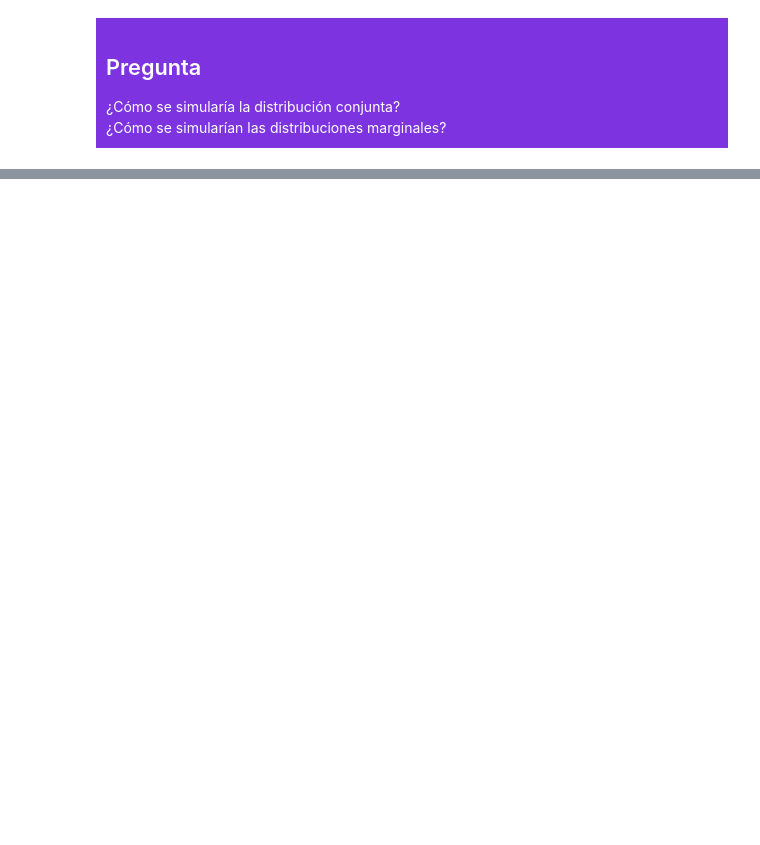
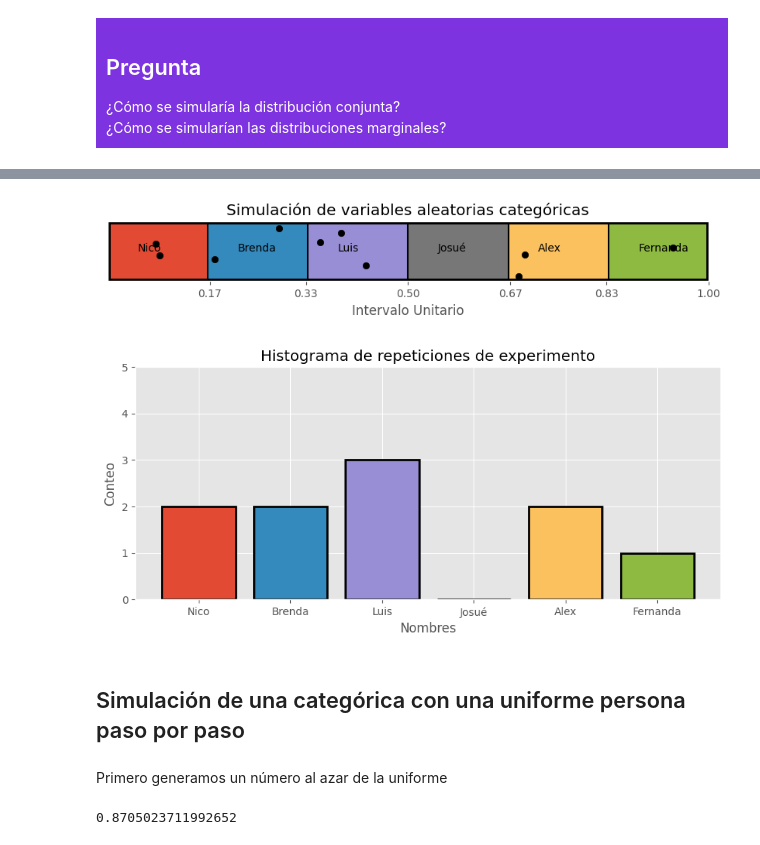
Before and after one commit to linear-regret/Probabilidad-_II, a Jupyter notebook: Notebooks_Proba_II/1.Introduccion_Python/2_Probabilidad_python.ipynb, the cells around one changed output, grey strips where cells are left out. Drawn from its saved outputs; the diff is of its cells as text; code cells hidden in the pictures; blank space fills up the shorter version.

```diff
--- a/Notebooks_Proba_II/1.Introduccion_Python/2_Probabilidad_python.ipynb
+++ b/Notebooks_Proba_II/1.Introduccion_Python/2_Probabilidad_python.ipynb
@@ -424,0 +507,50 @@ X_vector
+# %%
+proba_nombres=np.ones(shape=long_nombres).cumsum()/long_nombres
+
+
+plt.figure(figsize=(10,1))
+plt.fill_between(x=[0,proba_nombres[0]],y1=0,y2=1)
+for i in range(long_nombres):
+    if i!=long_nombres-1:
+        plt.fill_between(x=[proba_nombres[i],proba_nombres[i+1]],y1=0,y2=1)
+    plt.annotate(lista_nombres[i], xy=(i/6, 0.5),
+             xytext=(i/6 + 0.3/6, 0.5 ))
+plt.xlim(0,1)
+plt.ylim(0,1)
+plt.xticks((np.ones(shape=long_nombres).cumsum()/long_nombres).round(2))
+xi_sim=np.random.random(size=10)
+plt.scatter(y=np.abs(np.random.random(size=10)),x=xi_sim,c='k')
+plt.vlines(x=proba_nombres,ymin=0,ymax=1,colors='k')
+plt.yticks([],[])
+plt.title('Simulación de variables aleatorias categóricas')
+plt.xlabel('Intervalo Unitario')
+plt.hlines(y=[0,1],xmin=0,xmax=1,colors='k',linewidth=5)
+plt.vlines(x=[0,1],ymin=0,ymax=1,colors='k',linewidth=5)
+plt.show()
+
+plt.figure(figsize=(10,4))
+conteos=np.zeros(len(lista_nombres))
+proba_intervalos=[0]+list(proba_nombres)
+for i in range(len(lista_nombres)):
+    conteo=sum((proba_intervalos[i]<=xi_sim) & (xi_sim<=proba_intervalos[i+1]))
+    conteos[i]=conteo
+
+plt.bar(x=np.arange(6),height=conteos, color=['C0', 'C1', 'C2', 'C3', 'C4','C5'], edgecolor='black',linewidth=2)
+plt.xticks(np.arange(6),lista_nombres)
+plt.yticks(np.arange(len(lista_nombres)))
+plt.ylabel('Conteo')
+plt.title('Histograma de repeticiones de experimento')
+plt.xlabel('Nombres')
+plt.show()
+# %% [output]
+[figure, added]
+[figure, added]
+# %% [markdown]
+## Simulación de una categórica con una uniforme persona paso por paso
+# %% [markdown]
+Primero generamos un número al azar de la uniforme
+# %%
+numero_random = np.random.random()
+numero_random
+# %% [output]
+0.8705023711992652
```
Also changed, not shown: parts of 33 cells of this notebook.
